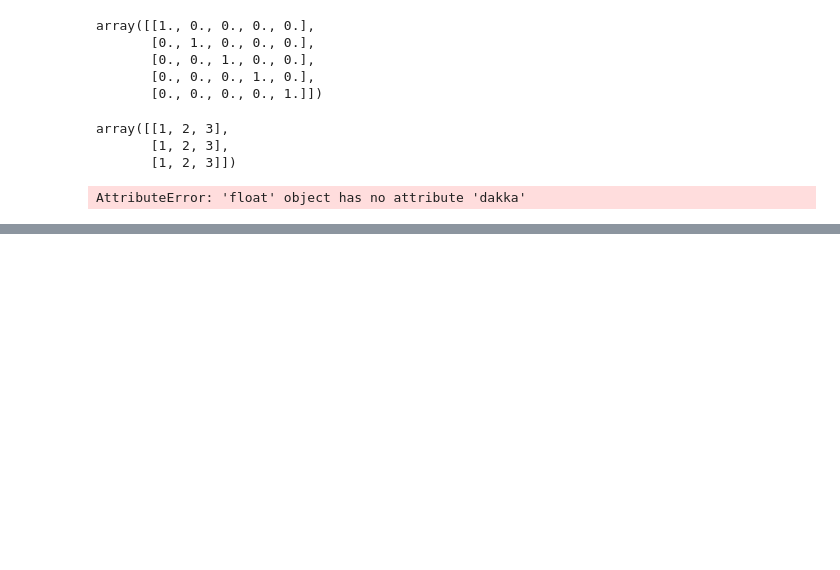
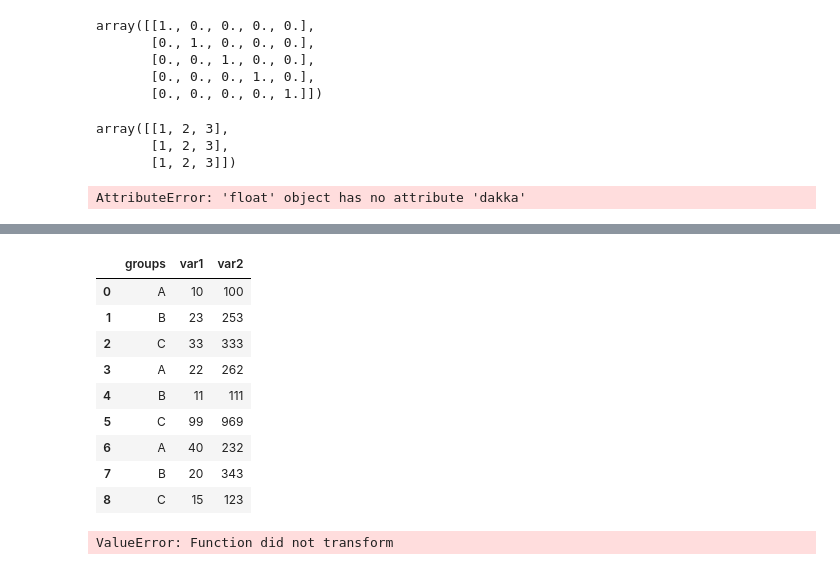
Before and after one commit to MevlutYildiz77/Numpy, a Jupyter notebook: numpy_pre-class_codes.ipynb, the cells around one changed output, grey strips where cells are left out. Saved outputs shown, nothing was run; the diff lists cells and outputs as text; code cells hidden in the pictures; blank space fills up the shorter version.

```diff
--- a/numpy_pre-class_codes.ipynb
+++ b/numpy_pre-class_codes.ipynb
@@ -708,0 +728,20 @@ AttributeError: 'float' object has no attribute 'dakka'
+# %%
+df6 = pd.DataFrame({'groups': ['A', 'B', 'C', 'A', 'B', 'C','A', 'B', 'C'],
+                   'var1': [10,23,33,22,11,99,40,20,15],
+                   'var2': [100,253,333,262,111,969, 232,343,123]})
+df6
+# %% [output]
+|  | groups | var1 | var2 |
+| 0 | A | 10 | 100 |
+| 1 | B | 23 | 253 |
+| 2 | C | 33 | 333 |
+| 3 | A | 22 | 262 |
+| 4 | B | 11 | 111 |
+| 5 | C | 99 | 969 |
+| 6 | A | 40 | 232 |
+| 7 | B | 20 | 343 |
+| 8 | C | 15 | 123 |
+# %%
+df6[["var1", "var2"]].transform(lambda x: (x- df6["var1"].min())/(df6[["var1"]].max()-df6[["var1"]].min()))
+# %% [output]
+ValueError: Function did not transform
```
Also changed, not shown: parts of 26 cells of this notebook.
